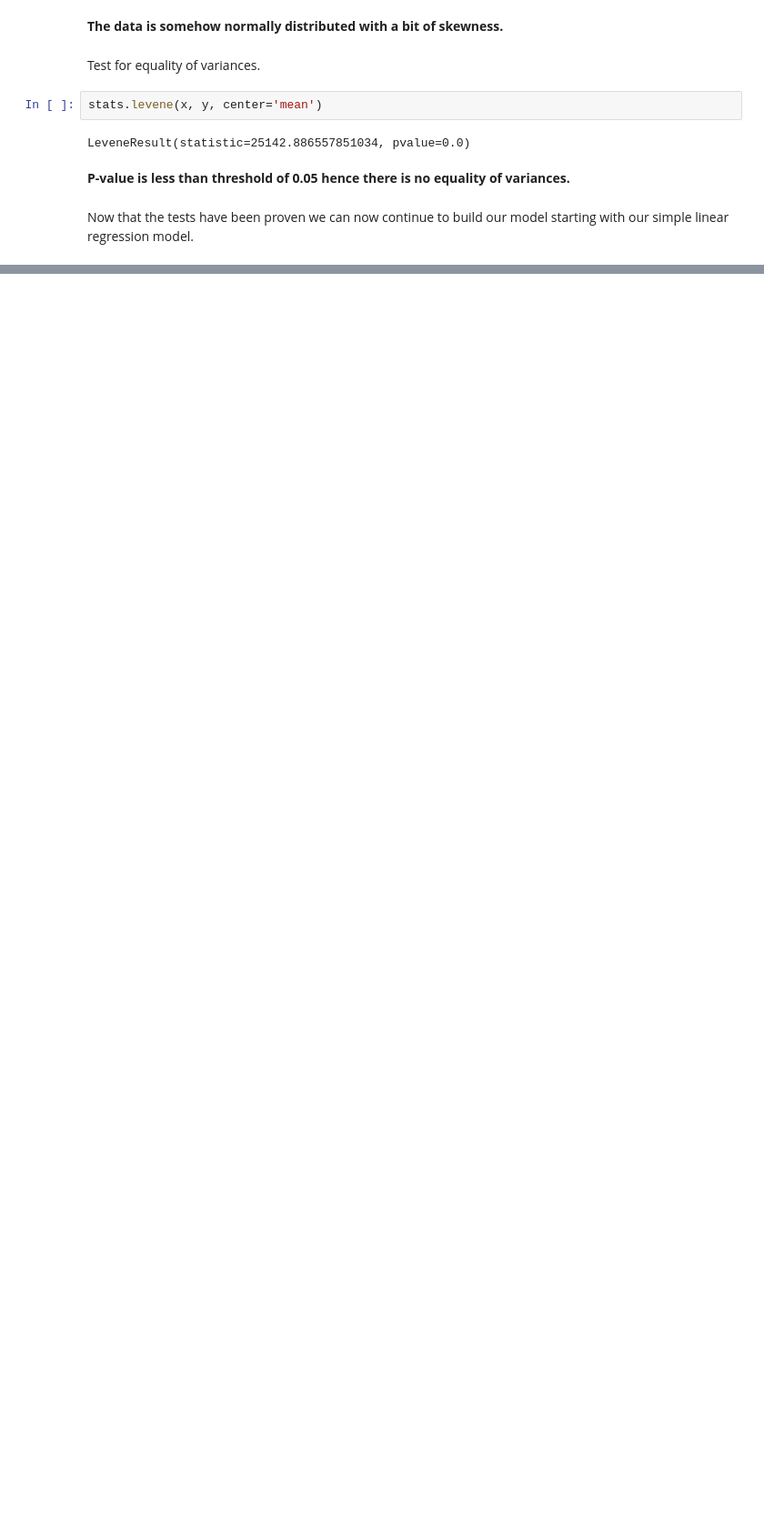
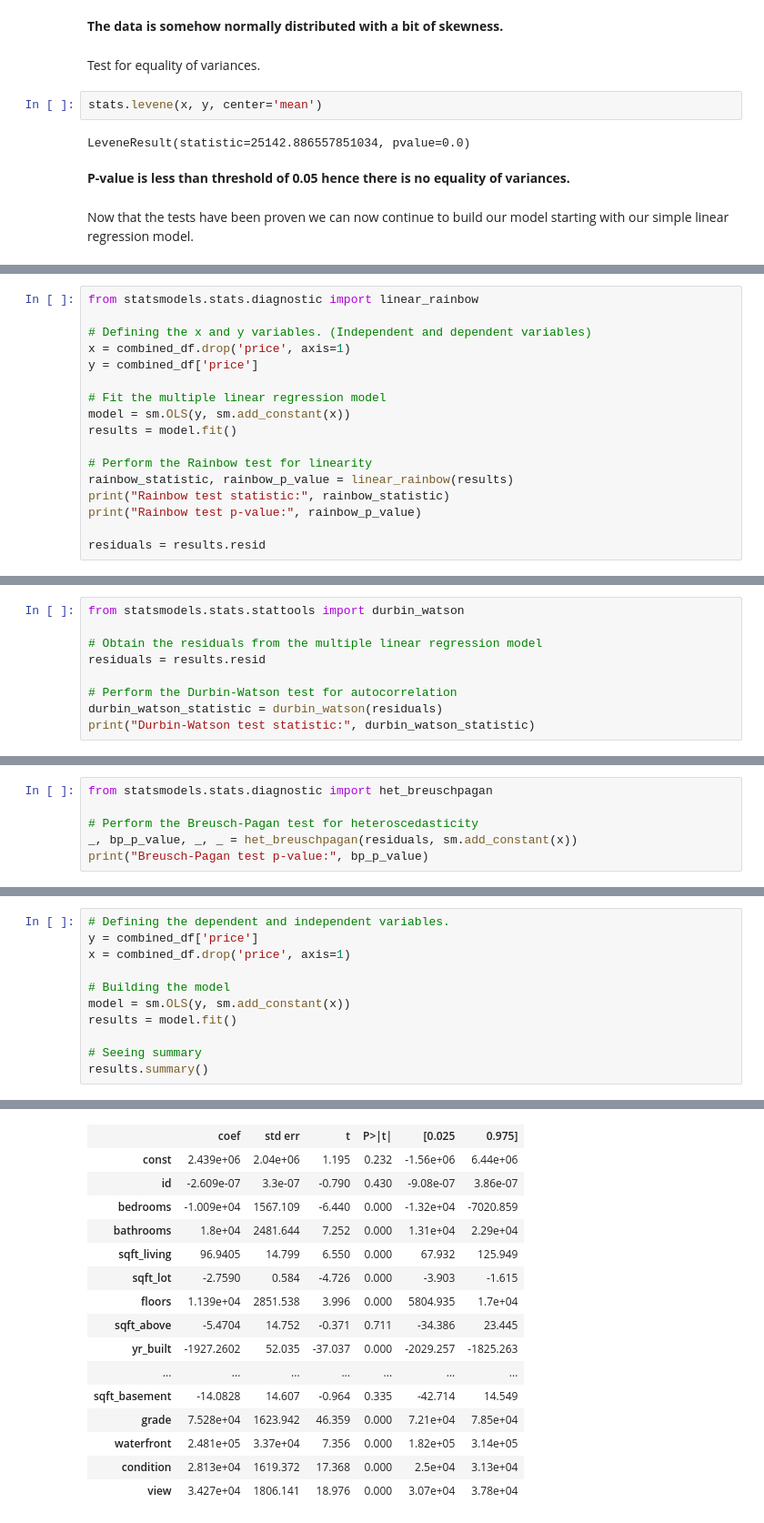
Before and after one commit to DennisWainaina/Megamax-Real-Estate-House-Project, a Jupyter notebook: index.ipynb, the cells around one changed output, grey strips where cells are left out. Shown at 91% size. Cells and saved outputs as stored; diff of their text form; blank space fills up the shorter version.

Commit message:
Finished building the simple and multiple linear regression models.

```diff
--- a/index.ipynb
+++ b/index.ipynb
@@ -1311,0 +1419,17 @@ Now that the tests have been proven we can now continue to build our model start
+# %%
+from statsmodels.stats.diagnostic import linear_rainbow
+
+# Defining the x and y variables. (Independent and dependent variables)
+x = combined_df.drop('price', axis=1)
+y = combined_df['price']
+
+# Fit the multiple linear regression model
+model = sm.OLS(y, sm.add_constant(x))
+results = model.fit()
+
+# Perform the Rainbow test for linearity
+rainbow_statistic, rainbow_p_value = linear_rainbow(results)
+print("Rainbow test statistic:", rainbow_statistic)
+print("Rainbow test p-value:", rainbow_p_value)
+
+residuals = results.resid
@@ -1311,0 +1443,9 @@ Now that the tests have been proven we can now continue to build our model start
+# %%
+from statsmodels.stats.stattools import durbin_watson
+
+# Obtain the residuals from the multiple linear regression model
+residuals = results.resid
+
+# Perform the Durbin-Watson test for autocorrelation
+durbin_watson_statistic = durbin_watson(residuals)
+print("Durbin-Watson test statistic:", durbin_watson_statistic)
@@ -1311,0 +1472,6 @@ Now that the tests have been proven we can now continue to build our model start
+# %%
+from statsmodels.stats.diagnostic import het_breuschpagan
+
+# Perform the Breusch-Pagan test for heteroscedasticity
+_, bp_p_value, _, _ = het_breuschpagan(residuals, sm.add_constant(x))
+print("Breusch-Pagan test p-value:", bp_p_value)
@@ -1311,0 +1484,12 @@ Now that the tests have been proven we can now continue to build our model start
+# %%
+# Defining the dependent and independent variables.
+y = combined_df['price']
+x = combined_df.drop('price', axis=1)
+
+# Building the model
+model = sm.OLS(y, sm.add_constant(x))
+results = model.fit()
+
+# Seeing summary
+results.summary()
+# %% [output]
@@ -1311,0 +1506,16 @@ Now that the tests have been proven we can now continue to build our model start
+|  | coef | std err | t | P>|t| | [0.025 | 0.975] |
+| const | 2.439e+06 | 2.04e+06 | 1.195 | 0.232 | -1.56e+06 | 6.44e+06 |
+| id | -2.609e-07 | 3.3e-07 | -0.790 | 0.430 | -9.08e-07 | 3.86e-07 |
+| bedrooms | -1.009e+04 | 1567.109 | -6.440 | 0.000 | -1.32e+04 | -7020.859 |
+| bathrooms | 1.8e+04 | 2481.644 | 7.252 | 0.000 | 1.31e+04 | 2.29e+04 |
+| sqft_living | 96.9405 | 14.799 | 6.550 | 0.000 | 67.932 | 125.949 |
+| sqft_lot | -2.7590 | 0.584 | -4.726 | 0.000 | -3.903 | -1.615 |
+| floors | 1.139e+04 | 2851.538 | 3.996 | 0.000 | 5804.935 | 1.7e+04 |
+| sqft_above | -5.4704 | 14.752 | -0.371 | 0.711 | -34.386 | 23.445 |
+| yr_built | -1927.2602 | 52.035 | -37.037 | 0.000 | -2029.257 | -1825.263 |
+| ... | ... | ... | ... | ... | ... | ... |
+| sqft_basement | -14.0828 | 14.607 | -0.964 | 0.335 | -42.714 | 14.549 |
+| grade | 7.528e+04 | 1623.942 | 46.359 | 0.000 | 7.21e+04 | 7.85e+04 |
+| waterfront | 2.481e+05 | 3.37e+04 | 7.356 | 0.000 | 1.82e+05 | 3.14e+05 |
+| condition | 2.813e+04 | 1619.372 | 17.368 | 0.000 | 2.5e+04 | 3.13e+04 |
+| view | 3.427e+04 | 1806.141 | 18.976 | 0.000 | 3.07e+04 | 3.78e+04 |
```
Also changed, not shown: parts of 27 cells of this notebook.
